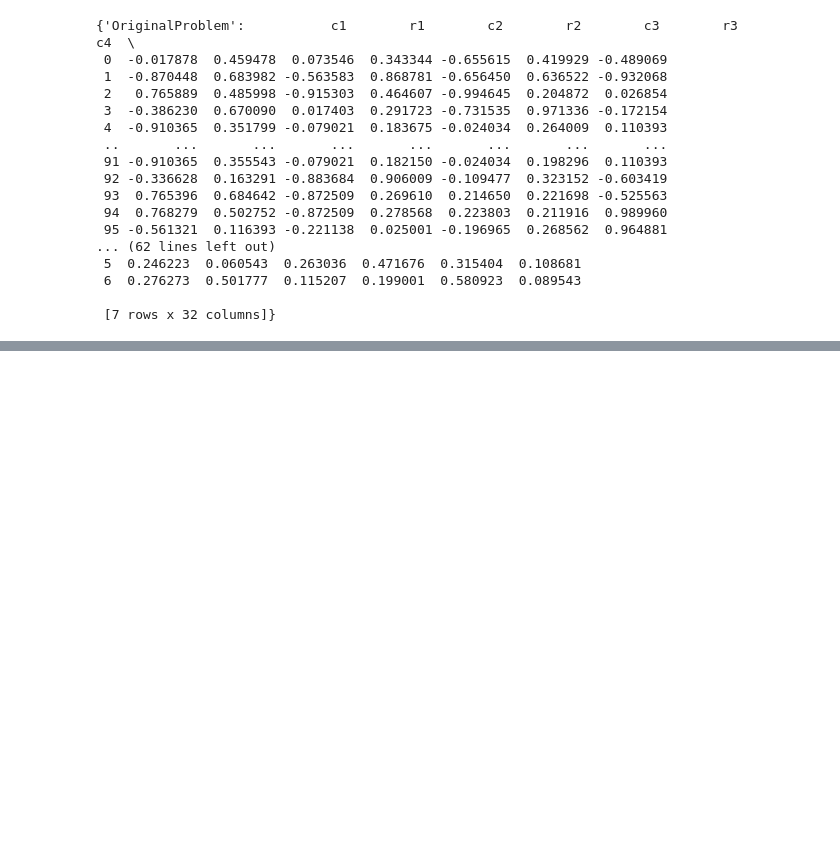
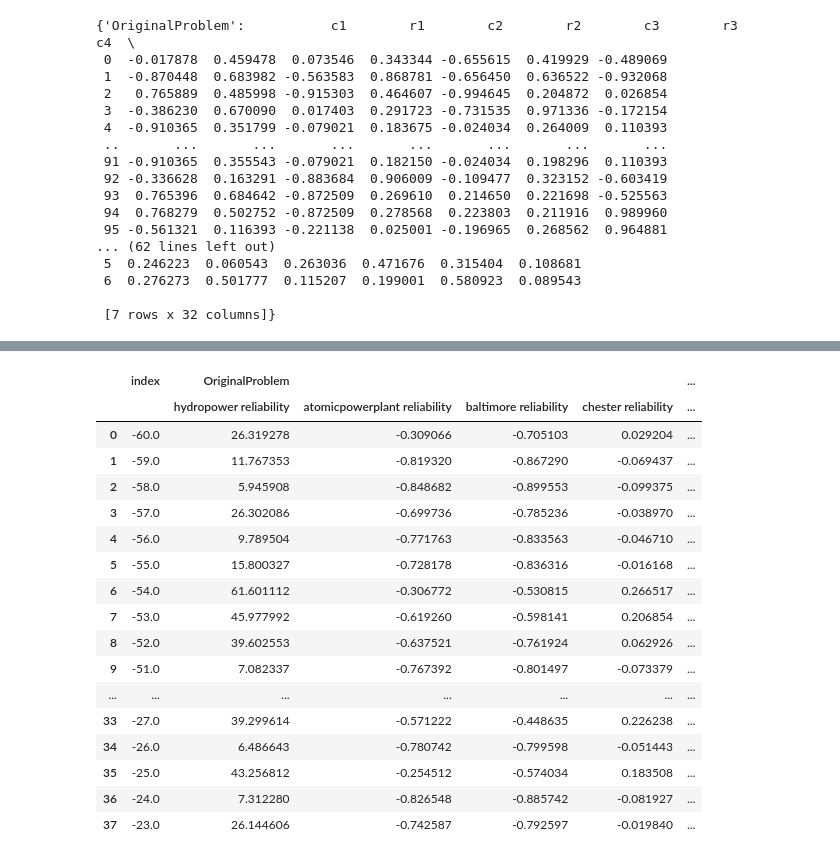
Before and after one commit to farleynitro/MUSEH2O, a Jupyter notebook: susquehanna/notebooks/EDA_farley.ipynb, the cells around one changed output, grey strips where cells are left out. Drawn from its saved outputs; the diff is of its cells as text; code cells hidden in the pictures; blank space fills up the shorter version.

```diff
--- a/susquehanna/notebooks/EDA_farley.ipynb
+++ b/susquehanna/notebooks/EDA_farley.ipynb
@@ -554,0 +559,50 @@ for entry in ethical_formulations:
+# %%
+# original problem formulation with some seeds
+df = test_2
+
+## R1
+
+# this shoulld be later adapted to the mean of the reference set, or the reference set itself
+base_state = df.mean(axis=0)
+
+## R2
+# pre-defined by the SBRC as ideal baseline
+best_state = [60, 0.9, 0.85, 0.9, 0.1, 0, 0]
+
+df = df.reset_index()  # make sure indexes pair with number of rows
+
+deviation_best_state = (df - best_state)/best_state
+deviation_base_state = (df - base_state)/base_state
+
+# for column in df:
+#     i = 0
+#     deviation[column] = df[column] - best_state[i]
+
+#     print(column)
+
+# for index, row in df.iterrows():
+#     print(row[''], row['c2'])
+
+# values = df
+
+# df_r1 = pd.DataFrame(columns = )
+deviation_best_state
+# %% [output]
+|  | index | OriginalProblem |  |  |  | ... |
+|  |  | hydropower reliability | atomicpowerplant reliability | baltimore reliability | chester reliability | ... |
+| 0 | -60.0 | 26.319278 | -0.309066 | -0.705103 | 0.029204 | ... |
+| 1 | -59.0 | 11.767353 | -0.819320 | -0.867290 | -0.069437 | ... |
+| 2 | -58.0 | 5.945908 | -0.848682 | -0.899553 | -0.099375 | ... |
+| 3 | -57.0 | 26.302086 | -0.699736 | -0.785236 | -0.038970 | ... |
+| 4 | -56.0 | 9.789504 | -0.771763 | -0.833563 | -0.046710 | ... |
+| 5 | -55.0 | 15.800327 | -0.728178 | -0.836316 | -0.016168 | ... |
+| 6 | -54.0 | 61.601112 | -0.306772 | -0.530815 | 0.266517 | ... |
+| 7 | -53.0 | 45.977992 | -0.619260 | -0.598141 | 0.206854 | ... |
+| 8 | -52.0 | 39.602553 | -0.637521 | -0.761924 | 0.062926 | ... |
+| 9 | -51.0 | 7.082337 | -0.767392 | -0.801497 | -0.073379 | ... |
+| ... | ... | ... | ... | ... | ... | ... |
+| 33 | -27.0 | 39.299614 | -0.571222 | -0.448635 | 0.226238 | ... |
+| 34 | -26.0 | 6.486643 | -0.780742 | -0.799598 | -0.051443 | ... |
+| 35 | -25.0 | 43.256812 | -0.254512 | -0.574034 | 0.183508 | ... |
+| 36 | -24.0 | 7.312280 | -0.826548 | -0.885742 | -0.081927 | ... |
+| 37 | -23.0 | 26.144606 | -0.742587 | -0.792597 | -0.019840 | ... |
```
Also changed, not shown: parts of 11 cells of this notebook, 51 other files.
